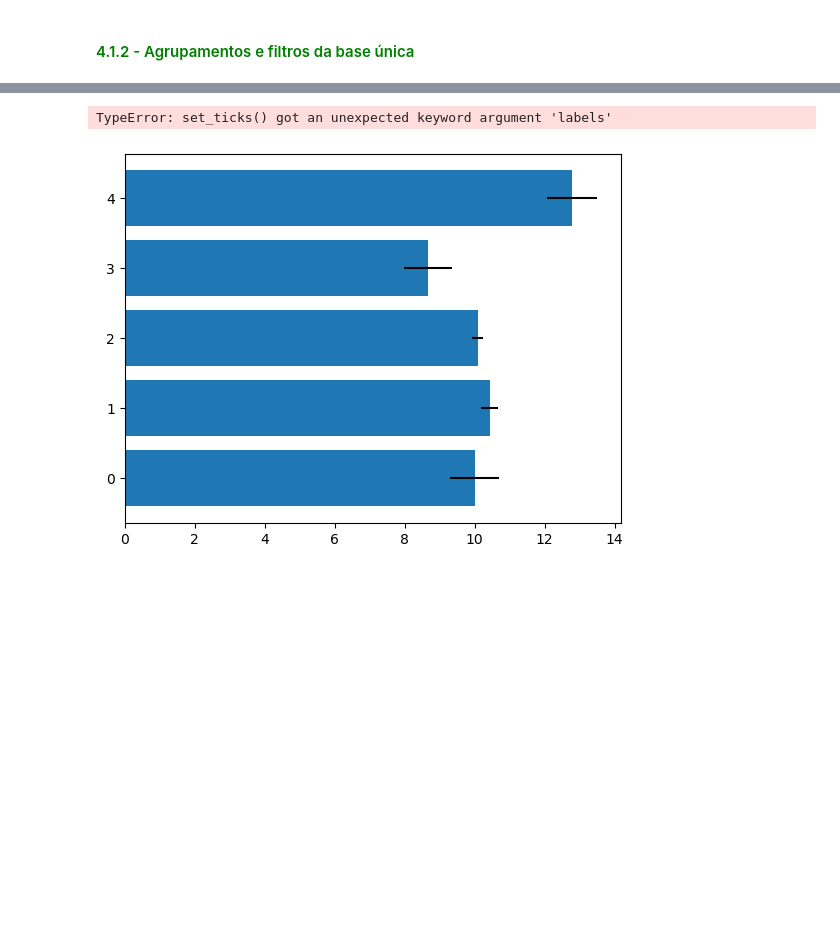
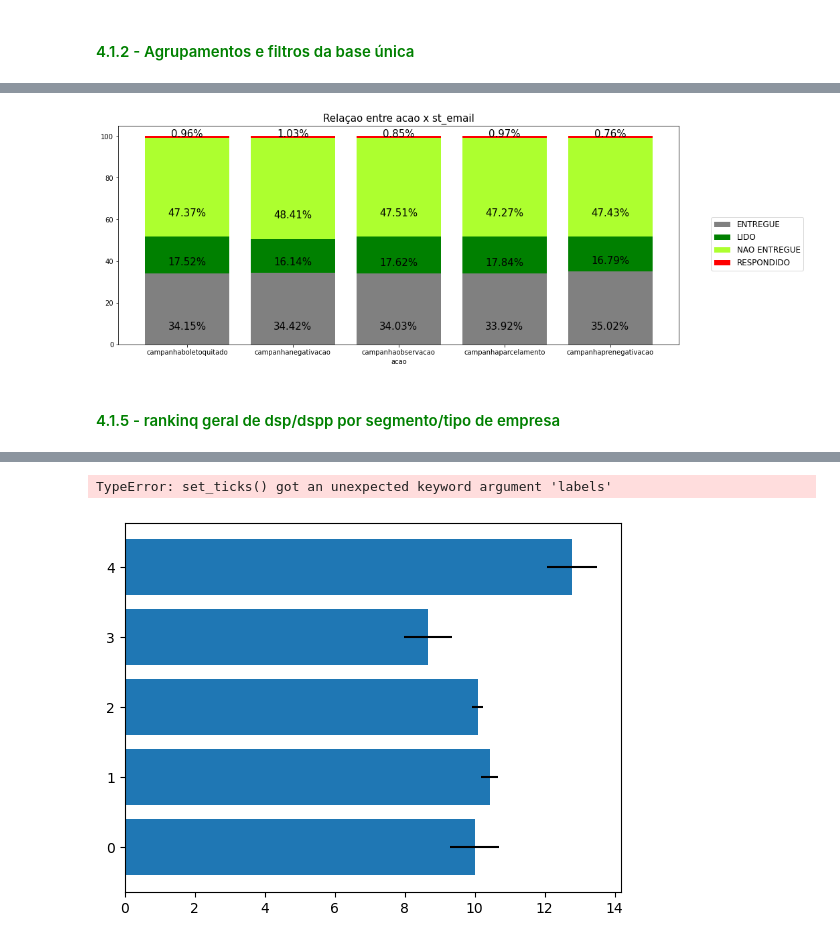
Before and after one commit to Robisonnunes/DC2022_robison_nunes, a Jupyter notebook: data_analysis_dc22.ipynb, the cells around one changed output, grey strips where cells are left out. Saved outputs shown, nothing was run; the diff lists cells and outputs as text; code cells hidden in the pictures; blank space fills up the shorter version.

```diff
--- a/data_analysis_dc22.ipynb
+++ b/data_analysis_dc22.ipynb
@@ -534,0 +586,8 @@ qual_qual(df1, 'acao', 'st_hsm')
+# %%
+# invocando a função qual_qual (ver seção functions acima)
+# Esse gráfico mostra o % de cada etapa de engajamento por campanha com o canal de comunicação email
+qual_qual(df1, 'acao', 'st_email')
+# %% [output]
+[figure, added]
+# %% [markdown]
+#### <font color=green>  4.1.5 - rankinq geral de dsp/dspp por segmento/tipo de empresa</font>
```
Also changed, not shown: parts of 19 cells of this notebook.
